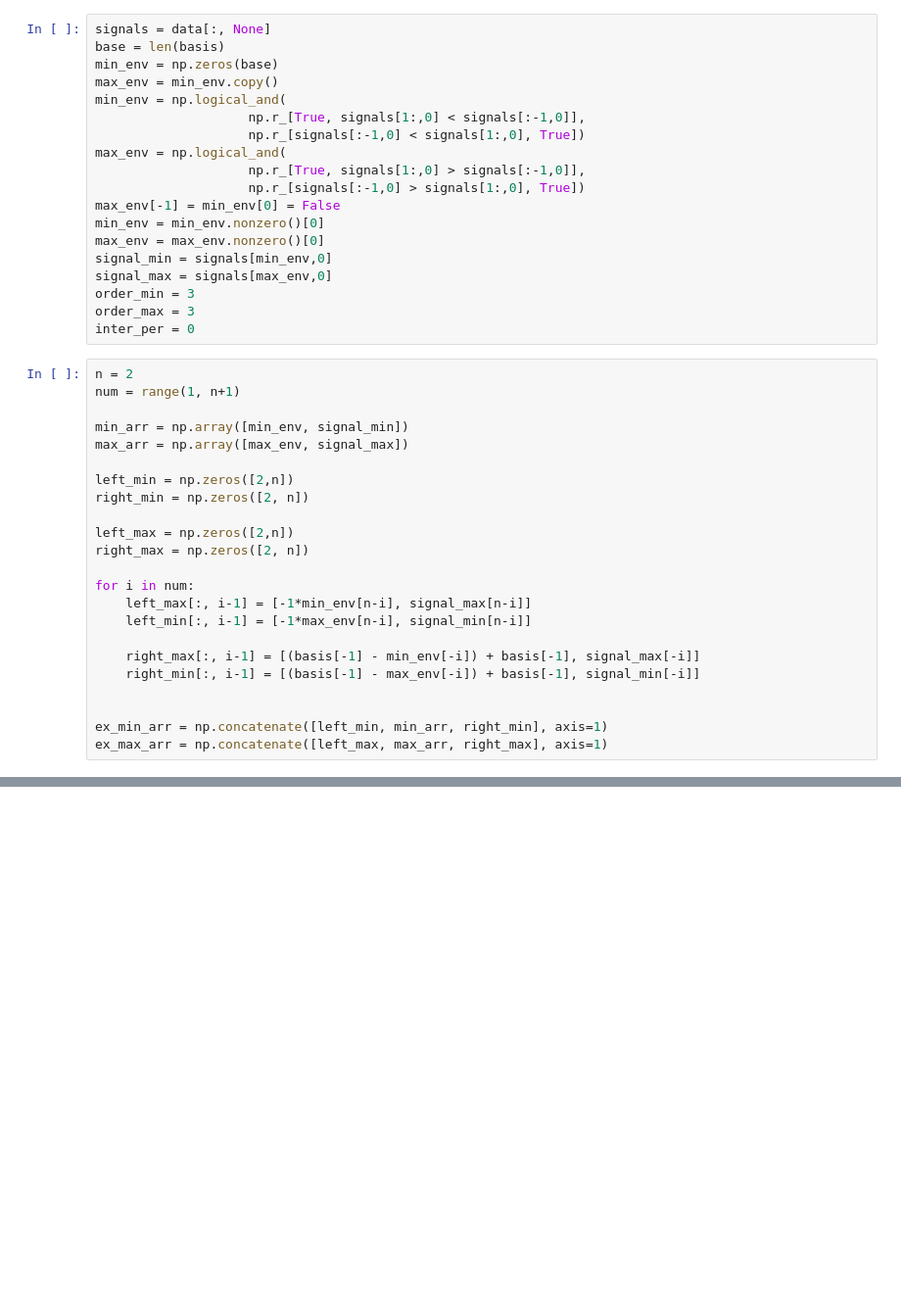
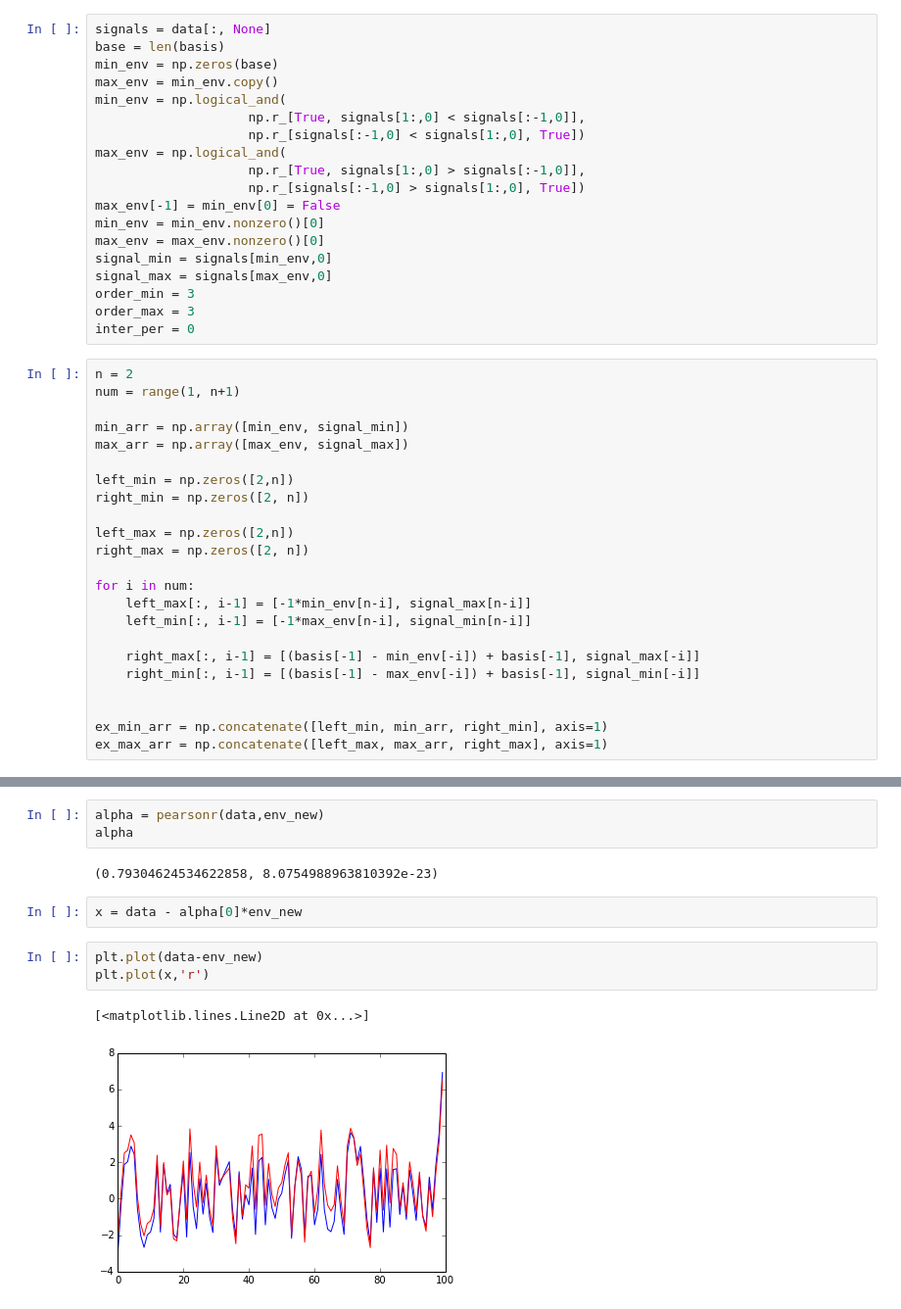
Before and after one commit to nabobalis/pyhht, a Jupyter notebook: experimental_code/Enevelope fitting .ipynb, the cells around one changed output, grey strips where cells are left out. Shown at 98% size. Cells and saved outputs as stored; diff of their text form; blank space fills up the shorter version.

```diff
--- a/experimental_code/Enevelope fitting .ipynb
+++ b/experimental_code/Enevelope fitting .ipynb
@@ -85,0 +86,13 @@ plt.plot((top+bot)/2)
+# %%
+alpha = pearsonr(data,env_new)
+alpha
+# %% [output]
+(0.79304624534622858, 8.0754988963810392e-23)
+# %%
+x = data - alpha[0]*env_new
+# %%
+plt.plot(data-env_new)
+plt.plot(x,'r')
+# %% [output]
+[<matplotlib.lines.Line2D at 0x...>]
+[figure, added]
```
Also changed, not shown: parts of 5 cells of this notebook, 3 other files.
